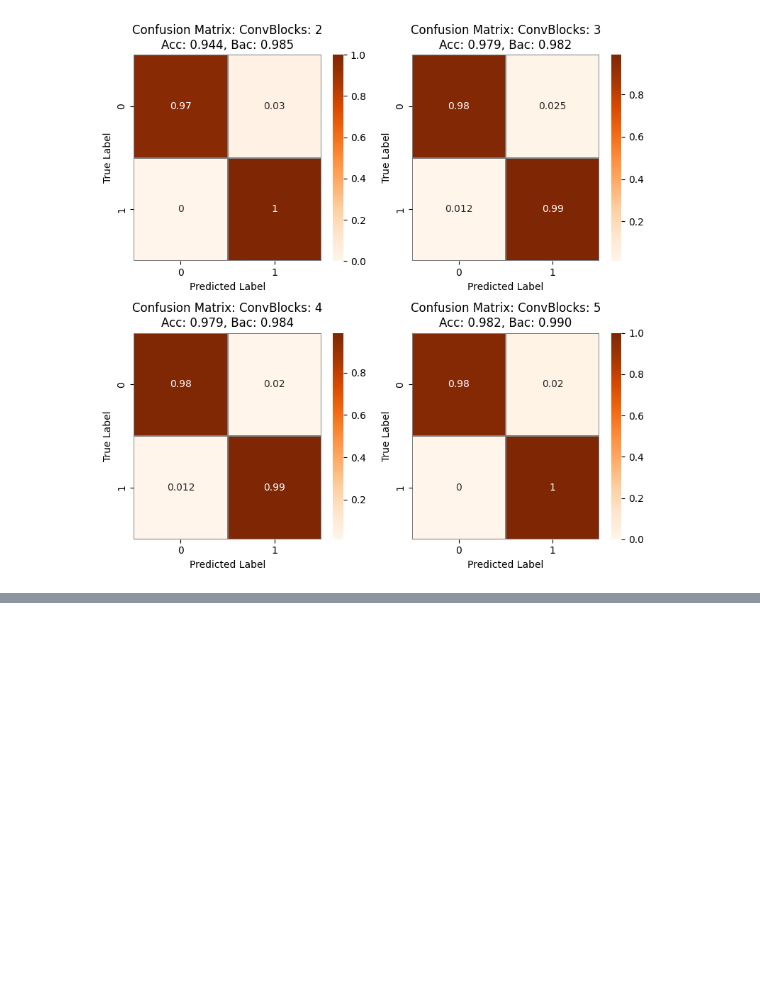
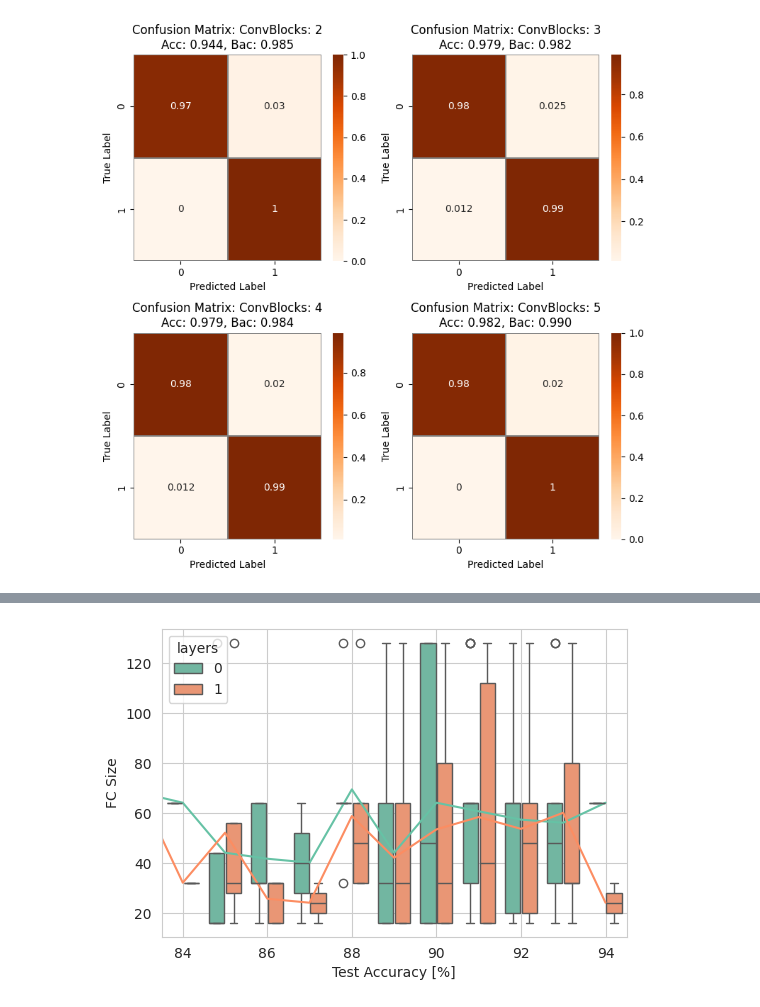
Before and after one commit to halli2/heart_rythm_interpretation, a Jupyter notebook: src/notebooks/results_hyper.ipynb, the cells around one changed output, grey strips where cells are left out. Saved outputs shown, nothing was run; the diff lists cells and outputs as text; code cells hidden in the pictures; blank space fills up the shorter version.

```diff
--- a/src/notebooks/results_hyper.ipynb
+++ b/src/notebooks/results_hyper.ipynb
@@ -197,0 +296,56 @@ plt.show()
+# %%
+n = 2
+df_n = df_2
+# %%
+# val_type = "Kernel size"
+# hue = "kernel"
+# df_type = "K"
+
+# val_type = "Filters"
+# hue = "filter"
+# df_type = "F"
+
+# val_type = "FC Size"
+# hue = "layers"
+# df_type = "FC"
+
+
+accs = (df_n["accs"].to_numpy() * 100).round(0)
+v_0 = df_n[f"{df_type}0"]
+convblock = [0] * len(accs)
+tdf = pd.DataFrame({val_type: v_0, hue: convblock, "accs": accs})
+# for i in range(1, 2): # if fc
+# for i in range(1, n): # else
+#     v = df_n[f"{df_type}{i}"]
+#     convblock = [i] * len(accs)
+#     new_rows = pd.DataFrame({val_type: v, hue: convblock, "accs": accs})
+#     tdf = pd.concat([tdf, new_rows], ignore_index=True)
+sns.set_style("whitegrid")
+f, ax = plt.subplots(figsize=(6, 4))
+sns.boxplot(
+    data=tdf,
+    x="accs",
+    y=val_type,
+    hue=hue,
+    gap=0.1,
+    orient="v",
+    native_scale=True,
+    palette="Set2",
+    ax=ax,
+)
+sns.lineplot(
+    data=tdf,
+    x="accs",
+    y=val_type,
+    hue=hue,
+    estimator=np.mean,
+    err_style=None,
+    palette="Set2",
+    legend=None,
+)
+max_acc = tdf["accs"].max()
+ax.set_xlim([max_acc - 10.5, max_acc + 0.5])
+ax.set_xlabel("Test Accuracy [%]")
+plt.savefig(f"../../results/imgs/{n}_{hue}.svg")
+# %% [output]
+[figure, added]
```
Also changed, not shown: parts of 12 cells of this notebook, 2 other files.
